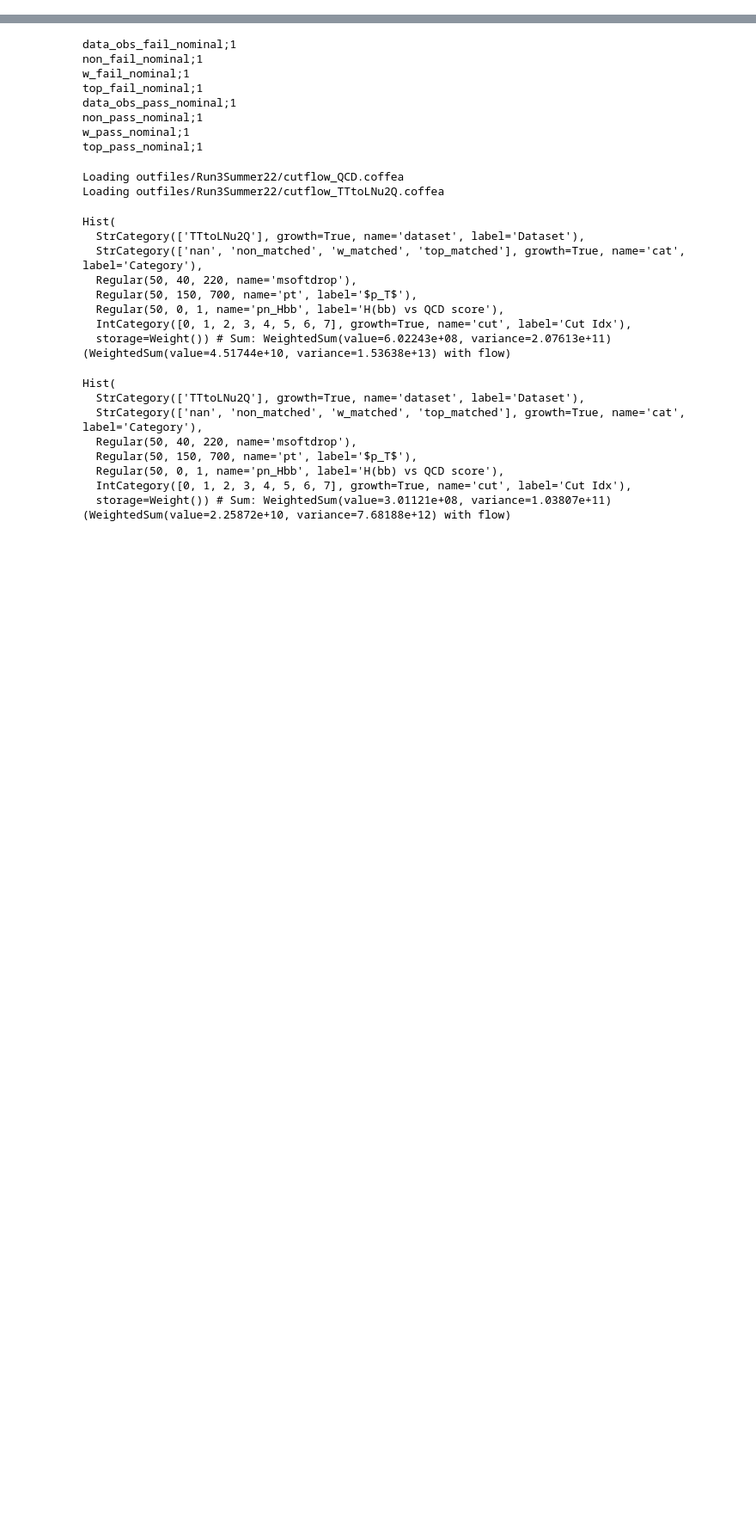
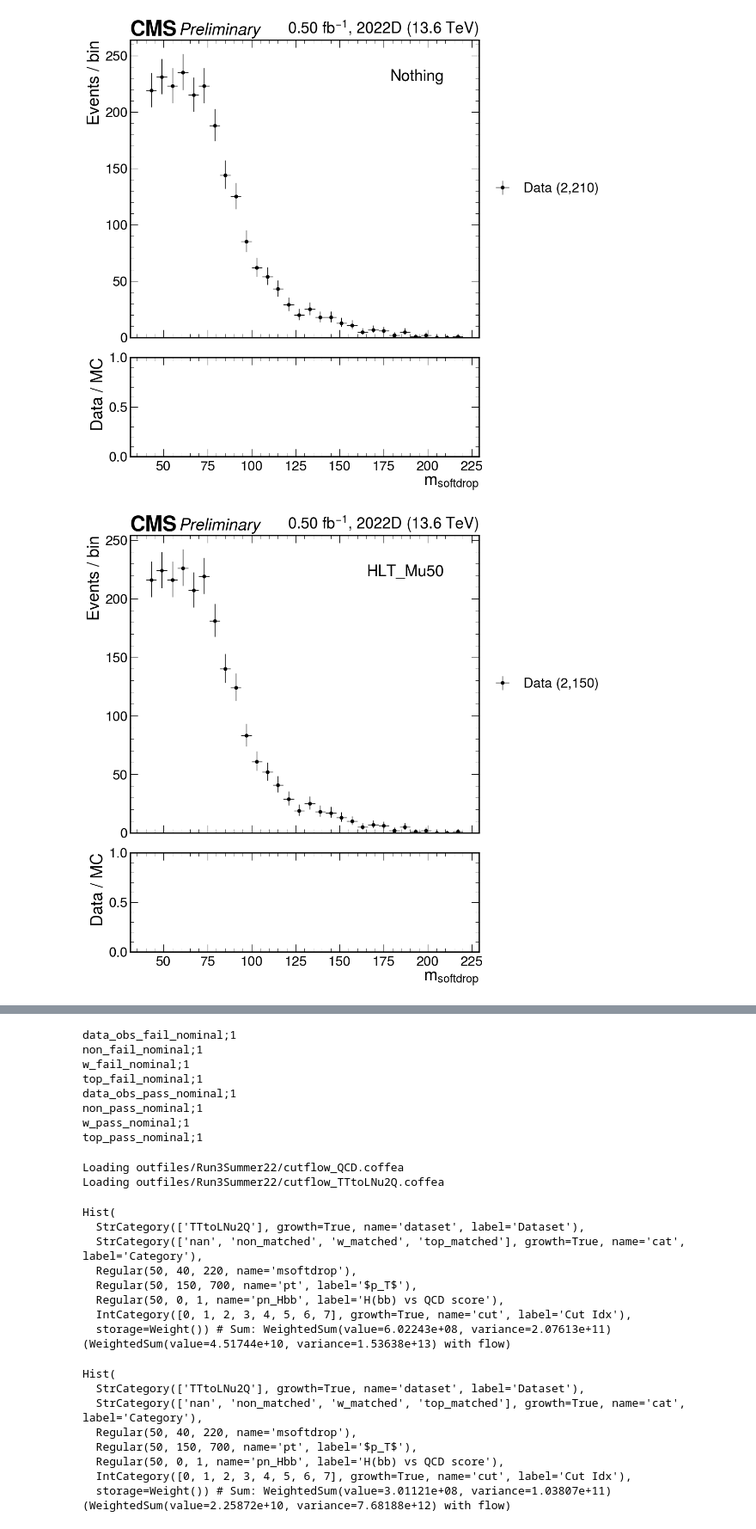
Before and after one commit to alintulu/PNCalibration, a Jupyter notebook: hist.ipynb, the cells around one changed output, grey strips where cells are left out. Shown at 86% size. Cells and saved outputs as stored; diff of their text form; code cells hidden in the pictures; blank space fills up the shorter version.

```diff
--- a/hist.ipynb
+++ b/hist.ipynb
@@ -386,0 +117,77 @@ for i in h_data.axes["cut"]:
+# %%
+from coffea.hist import clopper_pearson_interval, poisson_interval
+
+data = util.load("outfiles/Run3Summer22/fulllumi/nminus1_Run2022D_jetId_btag0p1.coffea")[0]
+
+lumis = {
+    "2022d" :  500 #1624.917355479 #986.530469663 #624.905199074
+}
+xs = {
+    "TTtoLNu2Q" : 762.1,
+    "QCD" : 222.1,
+}
+era = "2022d"
+
+cuts = [
+    'Nothing',
+    'HLT_Mu50',
+    'AK8 jet p$_T$ > 200',
+    'MET $>$ 50 GeV',
+    'Good muon',
+    'Leptonic W p$_T$ > 150',
+    'Same hem. AK4 b-jet',
+    'Opp. hem. AK8 jet',
+    'Muon track dz',
+]
+
+h_data = data["cutflow"][{
+    "pn_Hbb" : slice(0j, 1j, sum),
+    "cat" : sum,
+    "region" : hist.loc("all"),
+    "dataset" : sum
+}]
+
+for i in h_data.axes["cut"]:
+
+    fig, (ax, rax) = plt.subplots(
+        2, 1, figsize=(10, 12), gridspec_kw={"height_ratios": (3, 1)}, sharex=True
+    )
+    fig.subplots_adjust(hspace=0.1)
+    ax.set_ylabel("Events / bin")
+    rax.set_ylabel("Data / MC")
+    rax.set_xlabel(r"m$_{softdrop}$")
+    ax.set_xlabel(" ")
+
+    hh_data = h_data[{"cut" : hist.loc(i)}]
+
+    mplhep.histplot(
+        hh_data,
+        ax=ax,
+        histtype="errorbar",
+        xerr=True,
+        c="black",
+        label=f"Data ({hh_data.sum().value:,.0f})"
+    )
+
+    rax.axhline(1, color='gray',ls='--')
+
+    plt.text(0.9, 0.85, f"{cuts[i]}",
+                fontsize=25,
+                horizontalalignment='right',
+                verticalalignment='bottom',
+                transform=ax.transAxes
+               )
+
+    mplhep.cms.label(
+            ax=ax,
+            data=True,
+            label="Preliminary",
+            year="2022D",
+            lumi=f"{lumis[era]/1000:.2f}",
+            com=13.6,
+        )
+
+    ax.legend(loc='center left', bbox_to_anchor=(1, 0.5))
+# %% [output]
+[figure, added]
+[figure, added]
```
Also changed, not shown: parts of 16 cells of this notebook, 13 other files.
